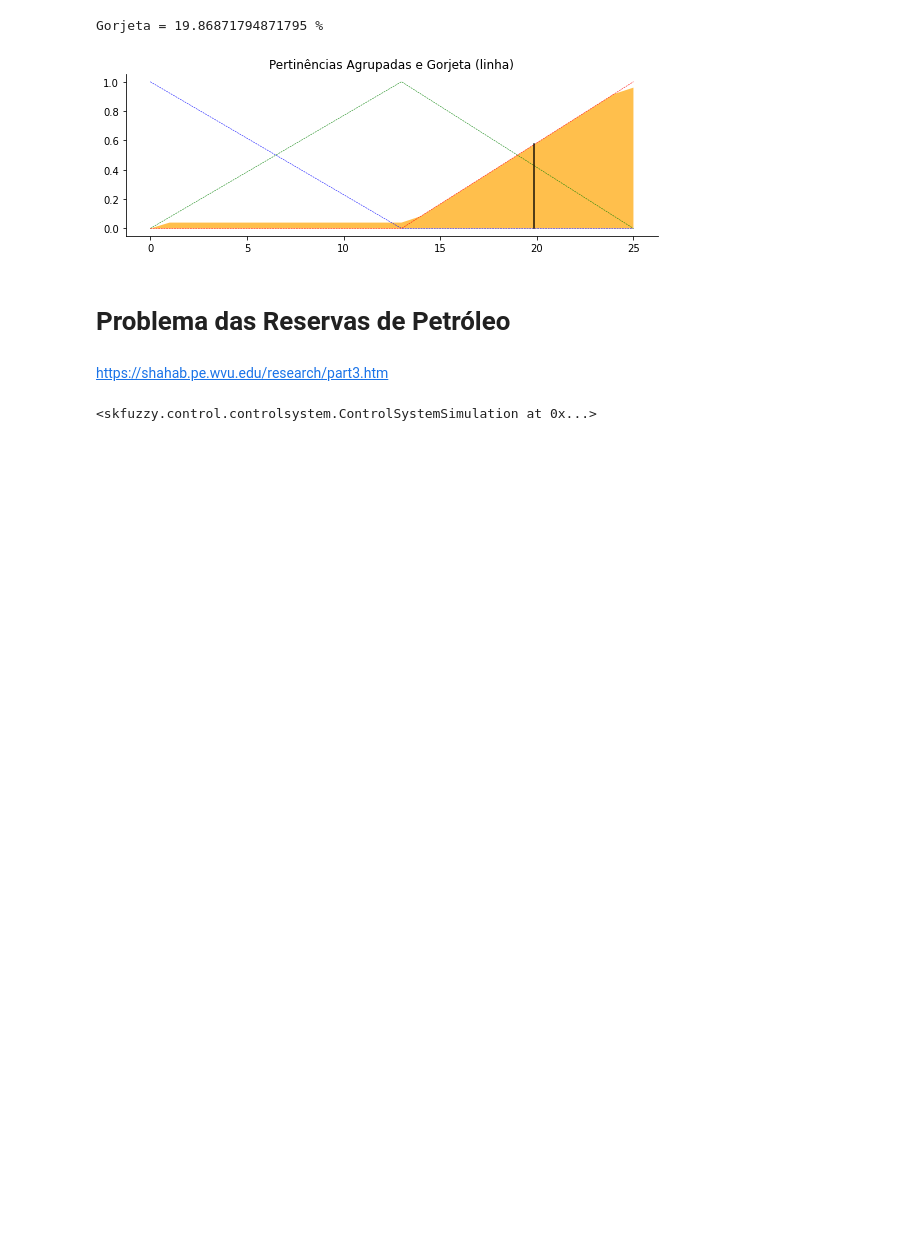
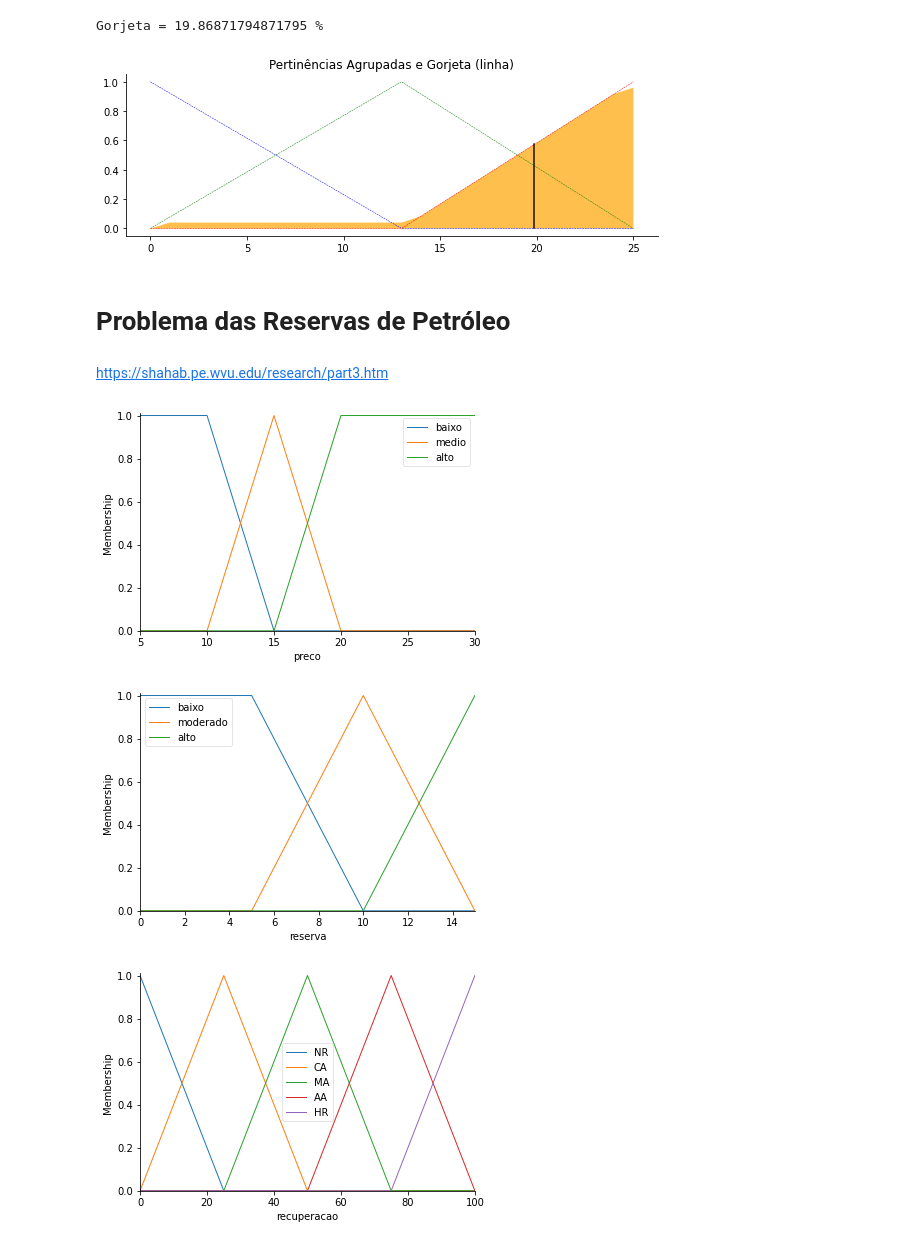
Before and after one commit to valerio-unifei/UNIFEI-IA-Aulas, a Jupyter notebook: UNIFEI_IA_Lógica_Difusa_(Fuzzy).ipynb, the cells around one changed output. Cells and saved outputs as stored; diff of their text form; code cells hidden in the pictures; blank space fills up the shorter version.

```diff
--- a/UNIFEI_IA_Lógica_Difusa_(Fuzzy).ipynb
+++ b/UNIFEI_IA_Lógica_Difusa_(Fuzzy).ipynb
@@ -194,38 +202,42 @@ rc = ctrl.Consequent(np.arange(0, 101, 1), 'recuperacao') # saída
 pr['baixo'] = fuzz.trapmf(pr.universe,[5,5,10,15])
 pr['medio'] = fuzz.trimf(pr.universe,[10,15,20])
 pr['alto'] = fuzz.trapmf(pr.universe,[15,20,30,30])
 
 # https://shahab.pe.wvu.edu/research/Part3_files/image013.jpg
 re['baixo'] = fuzz.trapmf(re.universe,[0,0,5,10])
 re['moderado'] = fuzz.trimf(re.universe,[5,10,15])
 re['alto'] = fuzz.trapmf(re.universe,[10,15,20,20])
 
 # https://shahab.pe.wvu.edu/research/Part3_files/image015.jpg
 rc['NR'] = fuzz.trimf(rc.universe,[0,0,25])
 rc['CA'] = fuzz.trimf(rc.universe,[0,25,50])
 rc['MA'] = fuzz.trimf(rc.universe,[25,50,75])
 rc['AA'] = fuzz.trimf(rc.universe,[50,75,100])
 rc['HR'] = fuzz.trimf(rc.universe,[75,100,100])
 
 # https://shahab.pe.wvu.edu/research/Part3_files/image017.jpg
 regra1 = ctrl.Rule(pr['alto'] & re['baixo'], rc['HR'])
 regra2 = ctrl.Rule(pr['alto'] & re['moderado'], rc['AA'])
 regra3 = ctrl.Rule(pr['alto'] & re['alto'], rc['MA'])
 regra4 = ctrl.Rule(pr['medio'] & re['baixo'], rc['MA'])
 regra5 = ctrl.Rule(pr['medio'] & re['moderado'], rc['CA'])
 regra6 = ctrl.Rule(pr['medio'] & re['alto'], rc['CA'])
-regra7 = ctrl.Rule(pr['alto'] & re['baixo'], rc['CA'])
-regra8 = ctrl.Rule(pr['alto'] & re['moderado'], rc['NR'])
-regra9 = ctrl.Rule(pr['alto'] & re['alto'], rc['NR'])
+regra7 = ctrl.Rule(pr['baixo'] & re['baixo'], rc['CA'])
+regra8 = ctrl.Rule(pr['baixo'] & re['moderado'], rc['NR'])
+regra9 = ctrl.Rule(pr['baixo'] & re['alto'], rc['NR'])
 
 cs = ctrl.ControlSystem([regra1, regra2, regra3,
                          regra4, regra5, regra6,
                          regra7, regra8, regra9])
 
 Recuperacao = ctrl.ControlSystemSimulation(cs)
-Recuperacao
+pr.view()
+re.view()
+rc.view()
 # %% [output]
-<skfuzzy.control.controlsystem.ControlSystemSimulation at 0x...>
+[figure, added]
+[figure, added]
+[figure, added]
 # %%
 # https://shahab.pe.wvu.edu/research/Part3_files/image019.jpg
 Recuperacao.input['preco'] = 20
```
Also changed, not shown: parts of 3 cells of this notebook.
